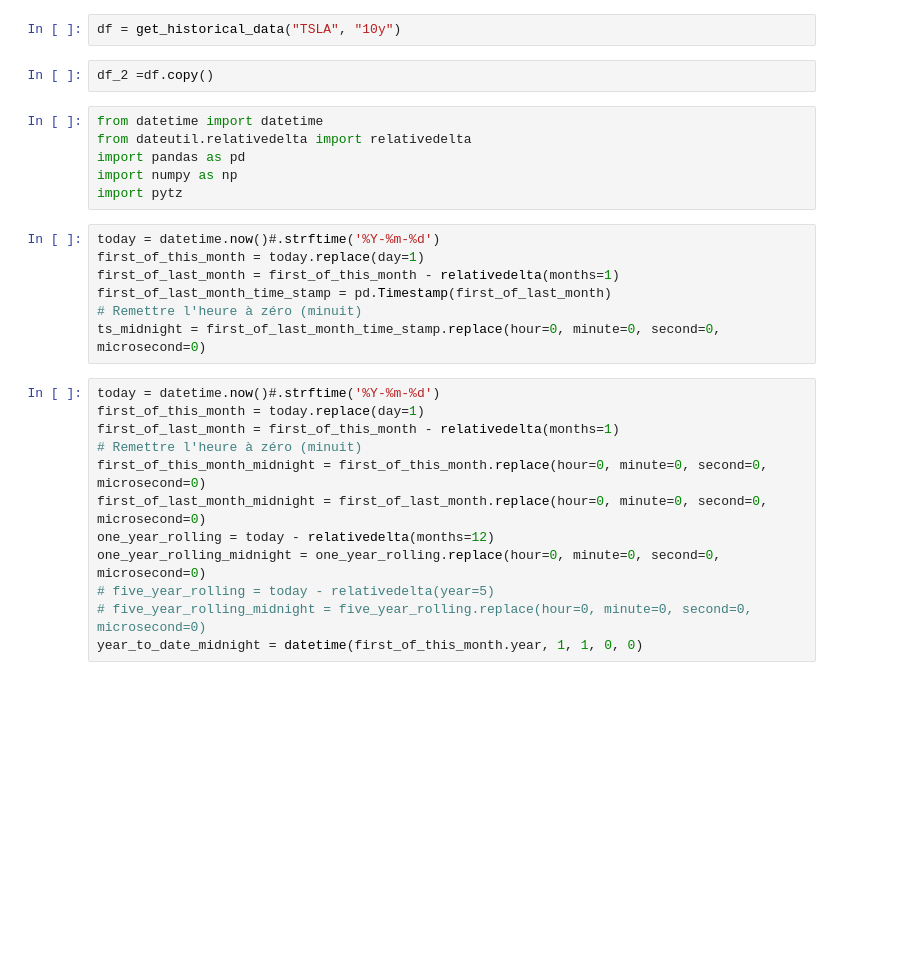
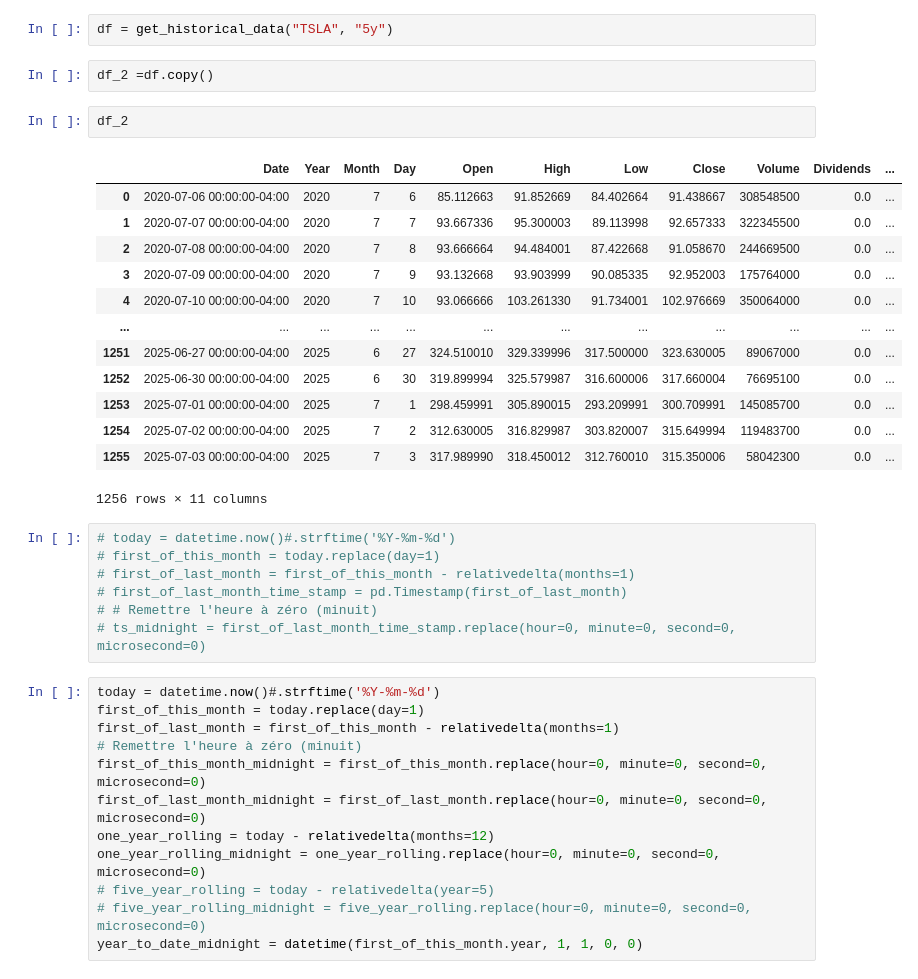
Before and after one commit to Clementadm/Projet_master, a Jupyter notebook: SRC/get_historical_stocks.ipynb, the cells around one changed output. Drawn from its saved outputs; the diff is of its cells as text; blank space fills up the shorter version.

Commit message:
feat] - historical stock preprocessing

```diff
--- a/SRC/get_historical_stocks.ipynb
+++ b/SRC/get_historical_stocks.ipynb
@@ -3,20 +10,30 @@ from API.get_data.api_yahoo import get_historical_data, get_analyst_price_target
 # %%
-df = get_historical_data("TSLA", "10y")
+df = get_historical_data("TSLA", "5y")
 # %%
 df_2 =df.copy()
-# %%
-from datetime import datetime
-from dateutil.relativedelta import relativedelta
-import pandas as pd
-import numpy as np
-import pytz
+# %%
+df_2
+# %% [output]
+|  | Date | Year | Month | Day | Open | High | Low | Close | Volume | Dividends | ... |
+| 0 | 2020-07-06 00:00:00-04:00 | 2020 | 7 | 6 | 85.112663 | 91.852669 | 84.402664 | 91.438667 | 308548500 | 0.0 | ... |
+| 1 | 2020-07-07 00:00:00-04:00 | 2020 | 7 | 7 | 93.667336 | 95.300003 | 89.113998 | 92.657333 | 322345500 | 0.0 | ... |
+| 2 | 2020-07-08 00:00:00-04:00 | 2020 | 7 | 8 | 93.666664 | 94.484001 | 87.422668 | 91.058670 | 244669500 | 0.0 | ... |
+| 3 | 2020-07-09 00:00:00-04:00 | 2020 | 7 | 9 | 93.132668 | 93.903999 | 90.085335 | 92.952003 | 175764000 | 0.0 | ... |
+| 4 | 2020-07-10 00:00:00-04:00 | 2020 | 7 | 10 | 93.066666 | 103.261330 | 91.734001 | 102.976669 | 350064000 | 0.0 | ... |
+| ... | ... | ... | ... | ... | ... | ... | ... | ... | ... | ... | ... |
+| 1251 | 2025-06-27 00:00:00-04:00 | 2025 | 6 | 27 | 324.510010 | 329.339996 | 317.500000 | 323.630005 | 89067000 | 0.0 | ... |
+| 1252 | 2025-06-30 00:00:00-04:00 | 2025 | 6 | 30 | 319.899994 | 325.579987 | 316.600006 | 317.660004 | 76695100 | 0.0 | ... |
+| 1253 | 2025-07-01 00:00:00-04:00 | 2025 | 7 | 1 | 298.459991 | 305.890015 | 293.209991 | 300.709991 | 145085700 | 0.0 | ... |
+| 1254 | 2025-07-02 00:00:00-04:00 | 2025 | 7 | 2 | 312.630005 | 316.829987 | 303.820007 | 315.649994 | 119483700 | 0.0 | ... |
+| 1255 | 2025-07-03 00:00:00-04:00 | 2025 | 7 | 3 | 317.989990 | 318.450012 | 312.760010 | 315.350006 | 58042300 | 0.0 | ... |
+1256 rows × 11 columns
 # %%
-today = datetime.now()#.strftime('%Y-%m-%d')
-first_of_this_month = today.replace(day=1)
-first_of_last_month = first_of_this_month - relativedelta(months=1)
-first_of_last_month_time_stamp = pd.Timestamp(first_of_last_month)
-# Remettre l'heure à zéro (minuit)
-ts_midnight = first_of_last_month_time_stamp.replace(hour=0, minute=0, second=0, microsecond=0)
+# today = datetime.now()#.strftime('%Y-%m-%d')
+# first_of_this_month = today.replace(day=1)
+# first_of_last_month = first_of_this_month - relativedelta(months=1)
+# first_of_last_month_time_stamp = pd.Timestamp(first_of_last_month)
+# # Remettre l'heure à zéro (minuit)
+# ts_midnight = first_of_last_month_time_stamp.replace(hour=0, minute=0, second=0, microsecond=0)
 # %%
 today = datetime.now()#.strftime('%Y-%m-%d')
 first_of_this_month = today.replace(day=1)
```
Also changed, not shown: parts of 17 cells of this notebook, 7 other files.
